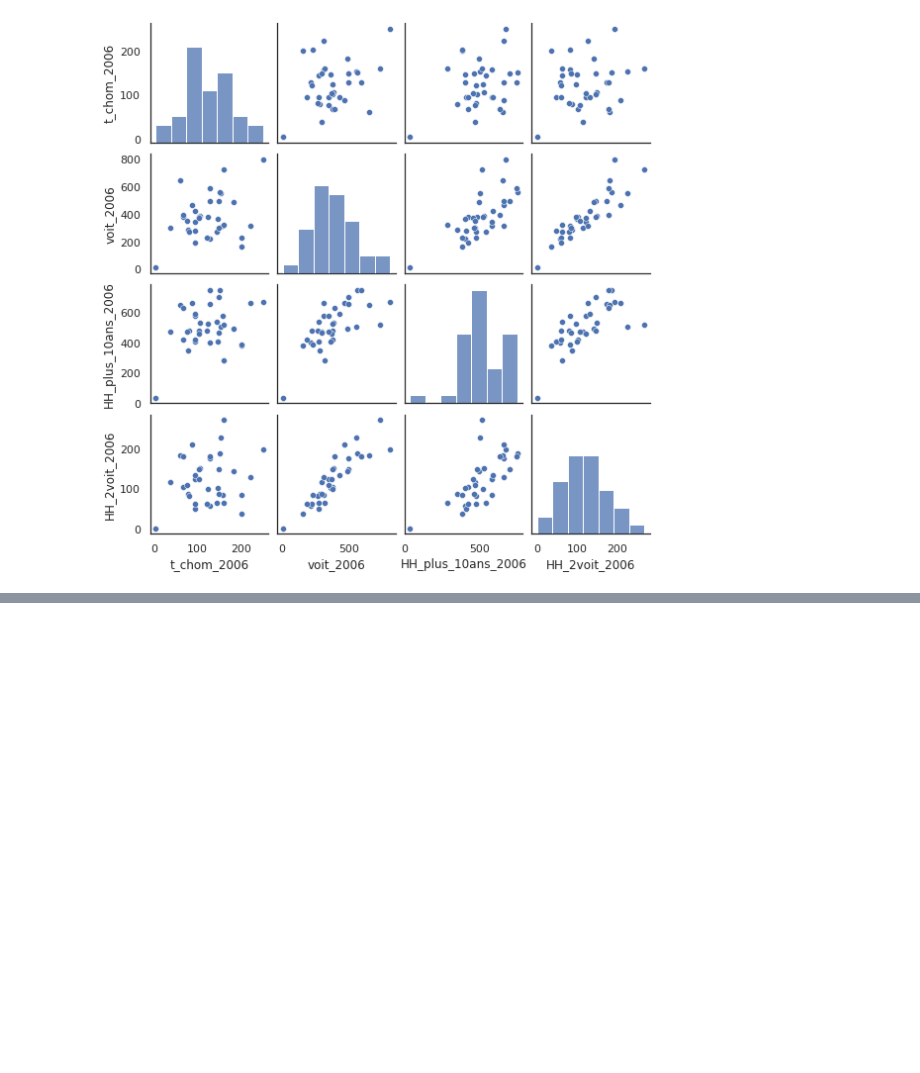
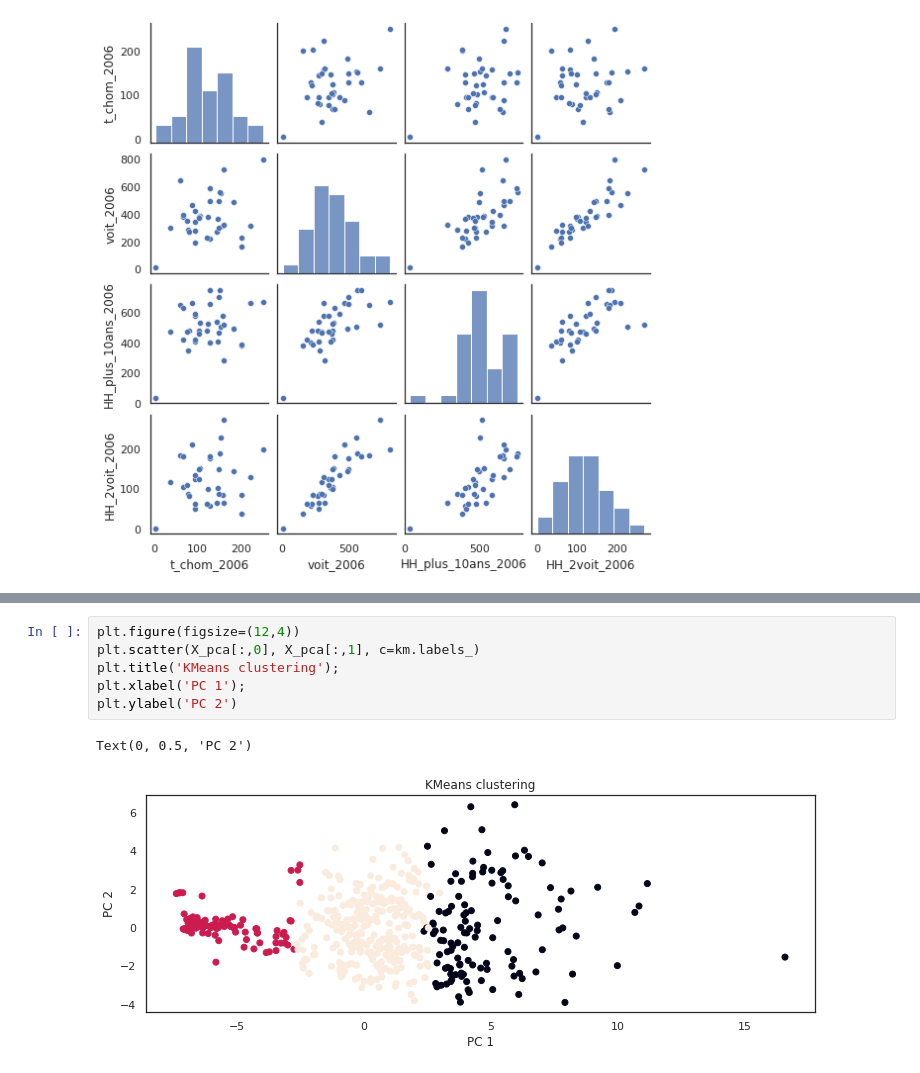
Before and after one commit to eangelid/trampact, a Jupyter notebook: notebooks/gentr_analysis.ipynb, the cells around one changed output, grey strips where cells are left out. Saved outputs shown, nothing was run; the diff lists cells and outputs as text; blank space fills up the shorter version.

```diff
--- a/notebooks/gentr_analysis.ipynb
+++ b/notebooks/gentr_analysis.ipynb
@@ -216,0 +413,9 @@ plt.show()
+# %%
+plt.figure(figsize=(12,4))
+plt.scatter(X_pca[:,0], X_pca[:,1], c=km.labels_)
+plt.title('KMeans clustering');
+plt.xlabel('PC 1');
+plt.ylabel('PC 2')
+# %% [output]
+Text(0, 0.5, 'PC 2')
+[figure, added]
```
Also changed, not shown: parts of 29 cells of this notebook.
